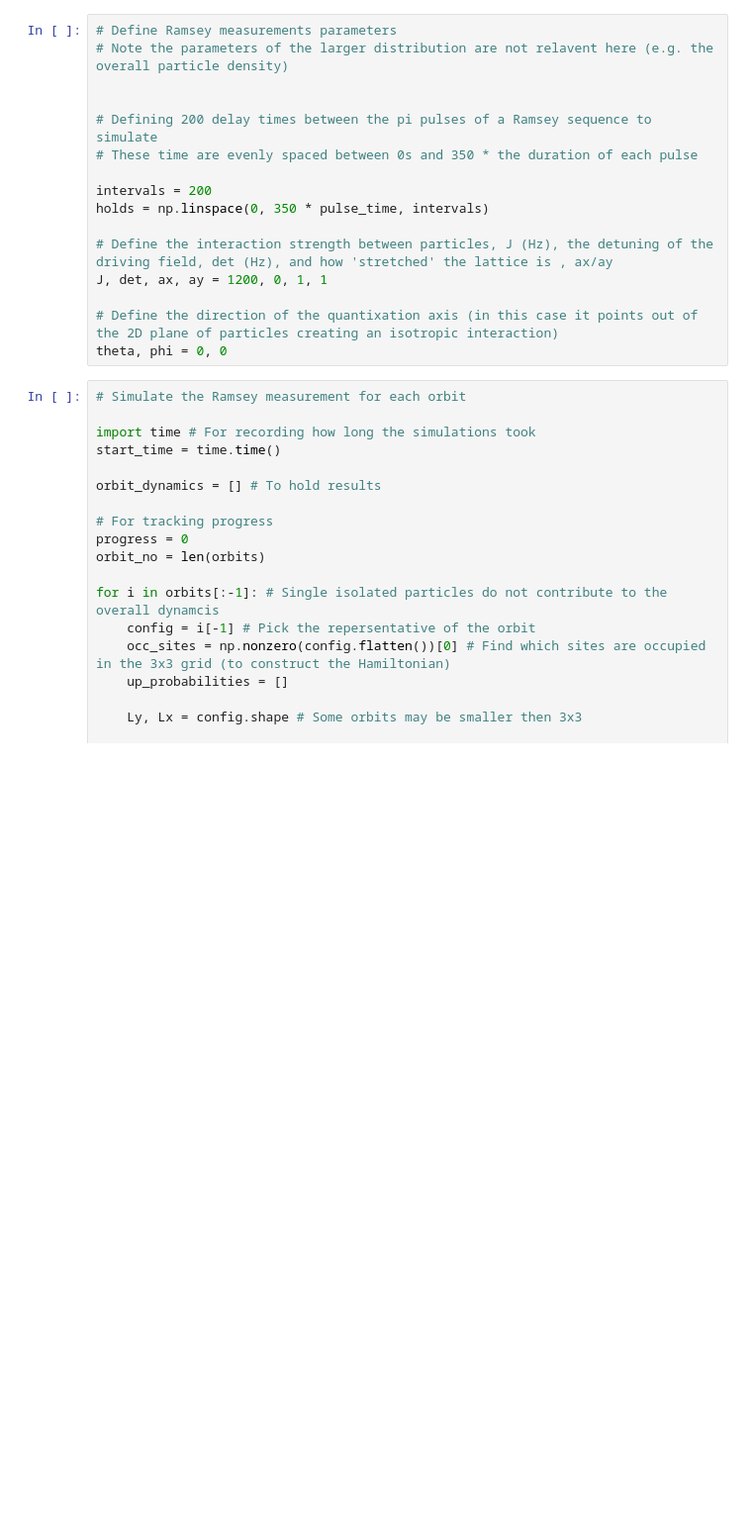
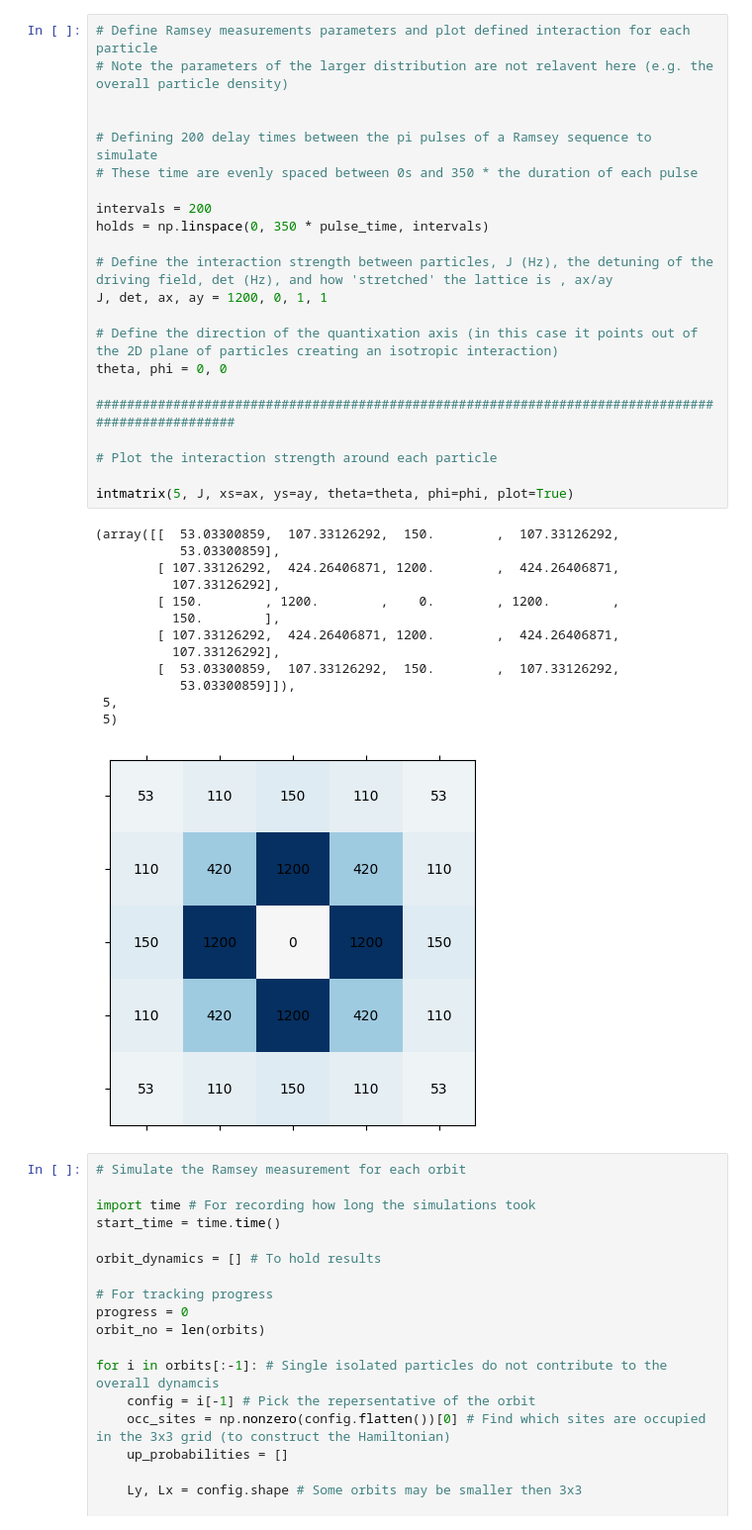
Before and after one commit to J-Coward/DipolarSpin, a Jupyter notebook: Examples/Constituent_method.ipynb, the cells around one changed output. Shown at 99% size. Drawn from its saved outputs; the diff is of its cells as text; blank space fills up the shorter version.

```diff
--- a/Examples/Constituent_method.ipynb
+++ b/Examples/Constituent_method.ipynb
@@ -17,19 +80,39 @@ print(orbits[-1]) # Note we DO NOT simulate this orbit (single isolated particle
 # %%
-# Define Ramsey measurements parameters
+# Define Ramsey measurements parameters and plot defined interaction for each particle
 # Note the parameters of the larger distribution are not relavent here (e.g. the overall particle density)
 
 
 # Defining 200 delay times between the pi pulses of a Ramsey sequence to simulate
 # These time are evenly spaced between 0s and 350 * the duration of each pulse
 
 intervals = 200
 holds = np.linspace(0, 350 * pulse_time, intervals)
 
 # Define the interaction strength between particles, J (Hz), the detuning of the driving field, det (Hz), and how 'stretched' the lattice is , ax/ay
 J, det, ax, ay = 1200, 0, 1, 1
 
 # Define the direction of the quantixation axis (in this case it points out of the 2D plane of particles creating an isotropic interaction)
 theta, phi = 0, 0
+
+##################################################################################################
+
+# Plot the interaction strength around each particle
+
+intmatrix(5, J, xs=ax, ys=ay, theta=theta, phi=phi, plot=True)
+# %% [output]
+(array([[  53.03300859,  107.33126292,  150.        ,  107.33126292,
+           53.03300859],
+        [ 107.33126292,  424.26406871, 1200.        ,  424.26406871,
+          107.33126292],
+        [ 150.        , 1200.        ,    0.        , 1200.        ,
+          150.        ],
+        [ 107.33126292,  424.26406871, 1200.        ,  424.26406871,
+          107.33126292],
+        [  53.03300859,  107.33126292,  150.        ,  107.33126292,
+           53.03300859]]),
+ 5,
+ 5)
+[figure, added]
 # %%
 # Simulate the Ramsey measurement for each orbit
 
```
Also changed, not shown: parts of 9 cells of this notebook, 14 other files.
